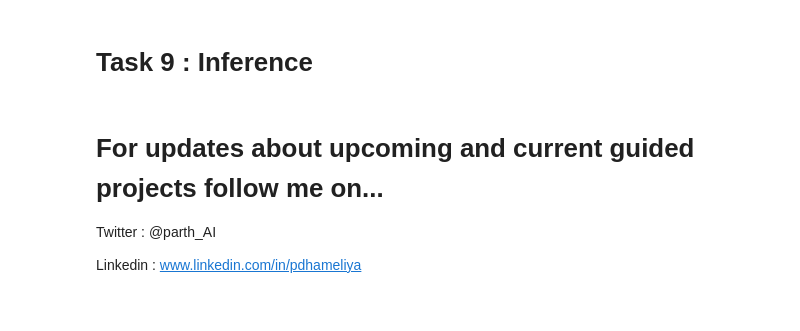
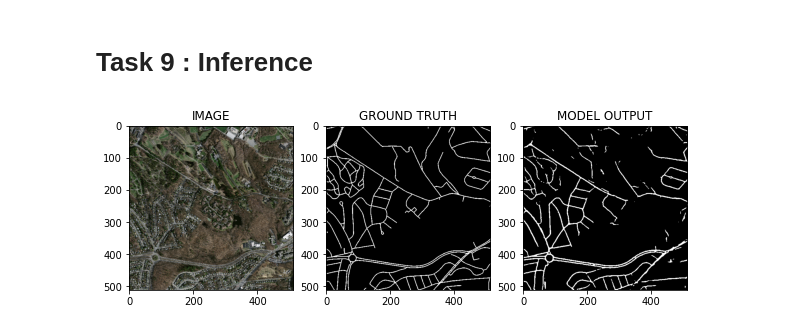
Before and after one commit to BeytullahYayla/Aerial-Image-Segmentation-With-Unet, a Jupyter notebook: Aerial_Image_Segmentation_with_PyTorch.ipynb, the cells around one changed output. Cells and saved outputs as stored; diff of their text form; code cells hidden in the pictures.

```diff
--- a/Aerial_Image_Segmentation_with_PyTorch.ipynb
+++ b/Aerial_Image_Segmentation_with_PyTorch.ipynb
@@ -339,9 +340,15 @@ Epoch 12, Training loss:0.754755365221124  Validation_loss:0.7745852981294904
 ... (13 outputs left out)
 # %% [markdown]
 # Task 9 : Inference
-# %% [markdown]
-# For updates about upcoming and current guided projects follow me on...
-
-Twitter : @parth_AI
-
-Linkedin : www.linkedin.com/in/pdhameliya
+# %%
+idx=17
+model.load_state_dict(torch.load('/content/best_model.pt'))
+image,mask=validset[idx]
+
+logits_mask=model(image.unsqueeze(0))#(c,h,w)--->(b,c,h,w)
+pred_mask=torch.sigmoid(logits_mask)
+pred_mask=(pred_mask>0.5)*1.0
+# %%
+helper.show_image(image,mask,pred_mask.detach().cpu().squeeze(0))
+# %% [output]
+[figure, added]
```
Also changed, not shown: parts of 2 cells of this notebook.
